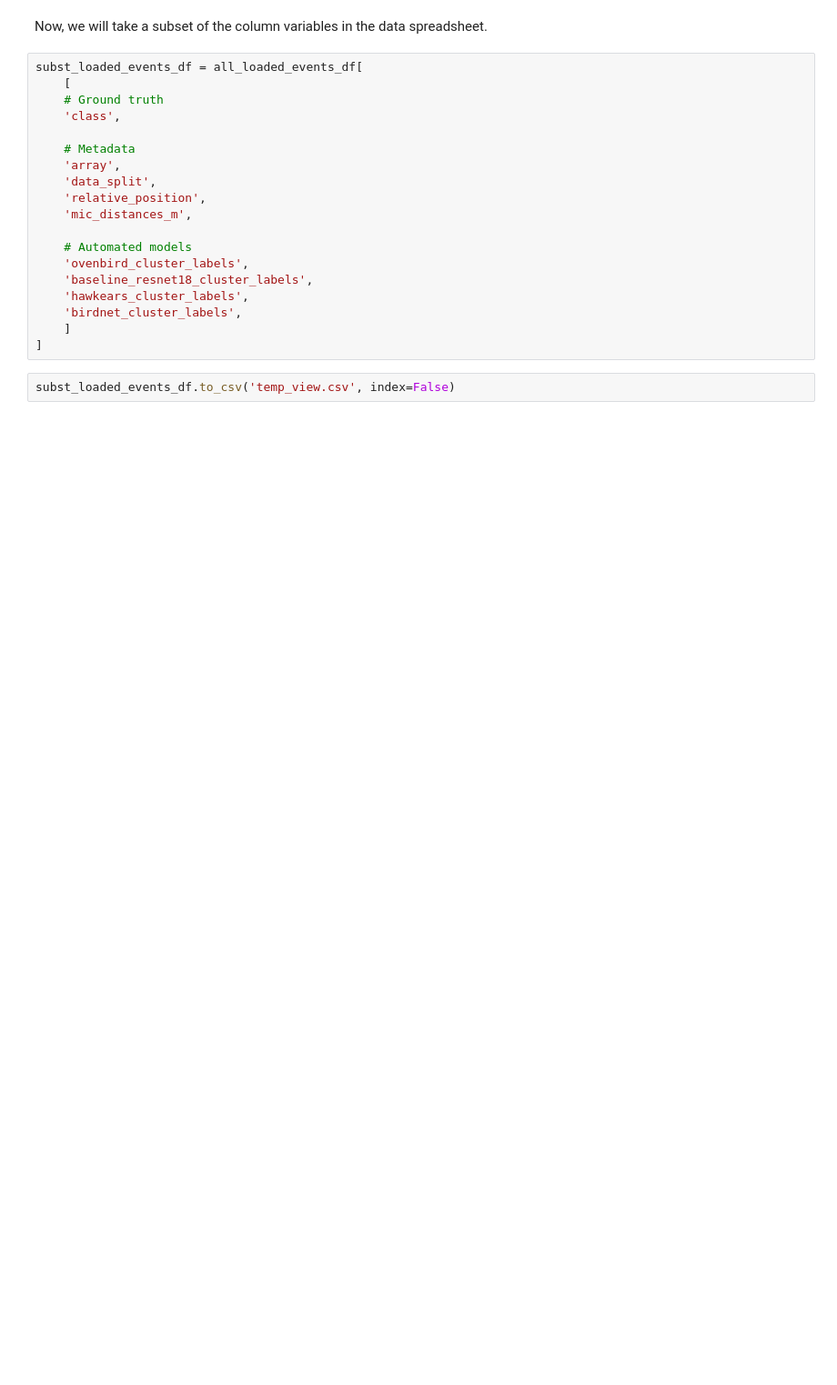
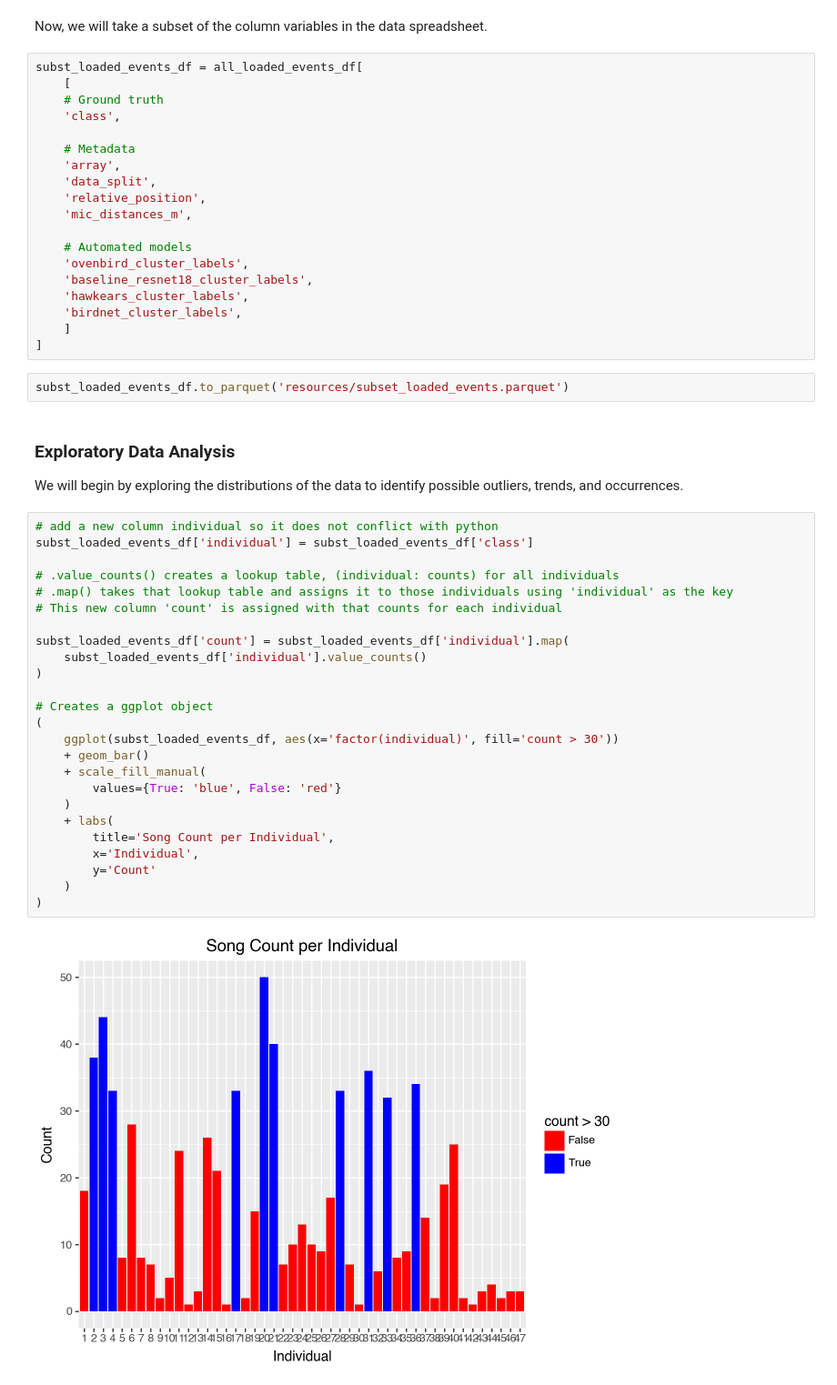
Before and after one commit to andChen2026/Bird_Network_Interactions_Analyzer, a Jupyter notebook: bioacoustics_data_analysis.ipynb, the cells around one changed output. Shown at 91% size. Saved outputs shown, nothing was run; the diff lists cells and outputs as text; blank space fills up the shorter version.

```diff
--- a/bioacoustics_data_analysis.ipynb
+++ b/bioacoustics_data_analysis.ipynb
@@ -40,5 +52,35 @@ subst_loaded_events_df = all_loaded_events_df[
     'birdnet_cluster_labels',
     ]
 ]
-# %%
-subst_loaded_events_df.to_csv('temp_view.csv', index=False)
+# %%
+subst_loaded_events_df.to_parquet('resources/subset_loaded_events.parquet')
+# %% [markdown]
+### Exploratory Data Analysis
+We will begin by exploring the distributions of the data to identify possible outliers, trends, and occurrences.
+# %%
+# add a new column individual so it does not conflict with python
+subst_loaded_events_df['individual'] = subst_loaded_events_df['class']
+
+# .value_counts() creates a lookup table, (individual: counts) for all individuals
+# .map() takes that lookup table and assigns it to those individuals using 'individual' as the key
+# This new column 'count' is assigned with that counts for each individual
+
+subst_loaded_events_df['count'] = subst_loaded_events_df['individual'].map(
+    subst_loaded_events_df['individual'].value_counts()
+)
+
+# Creates a ggplot object
+(
+    ggplot(subst_loaded_events_df, aes(x='factor(individual)', fill='count > 30'))
+    + geom_bar()
+    + scale_fill_manual(
+        values={True: 'blue', False: 'red'}
+    )
+    + labs(
+        title='Song Count per Individual',
+        x='Individual',
+        y='Count'
+    )
+)
+# %% [output]
+[figure, added]
```
Also changed, not shown: parts of 2 cells of this notebook, 2 other files.
